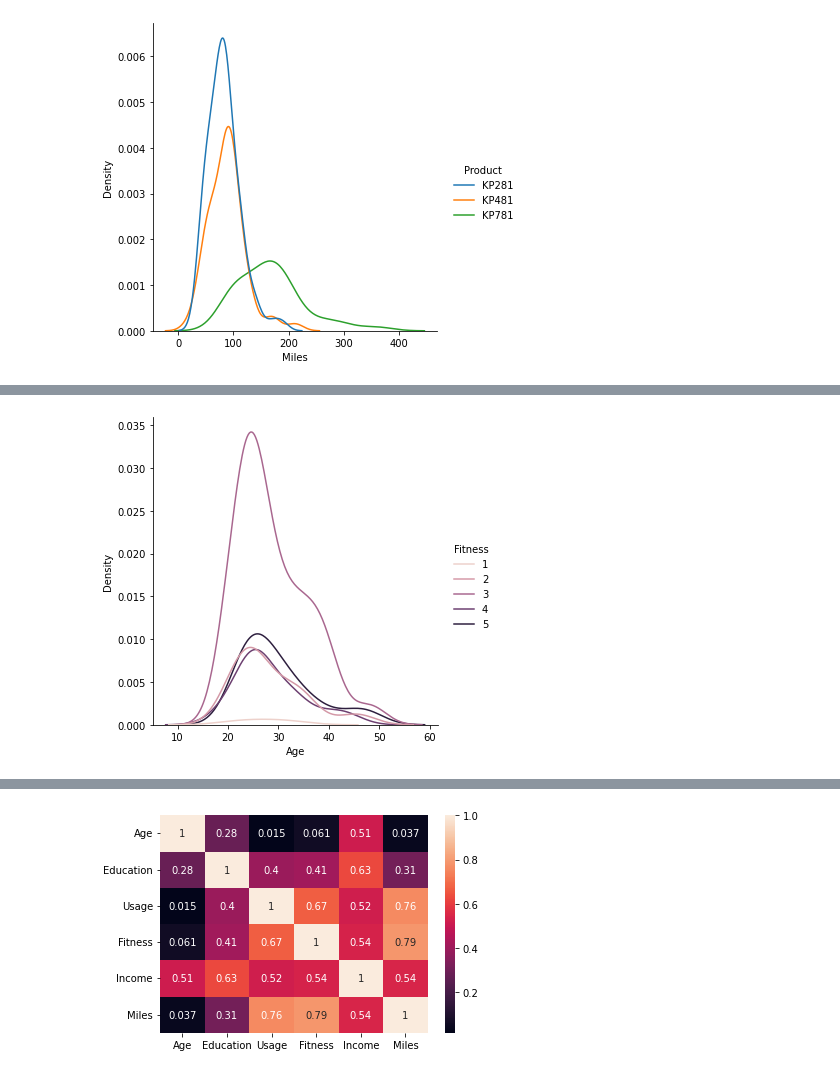
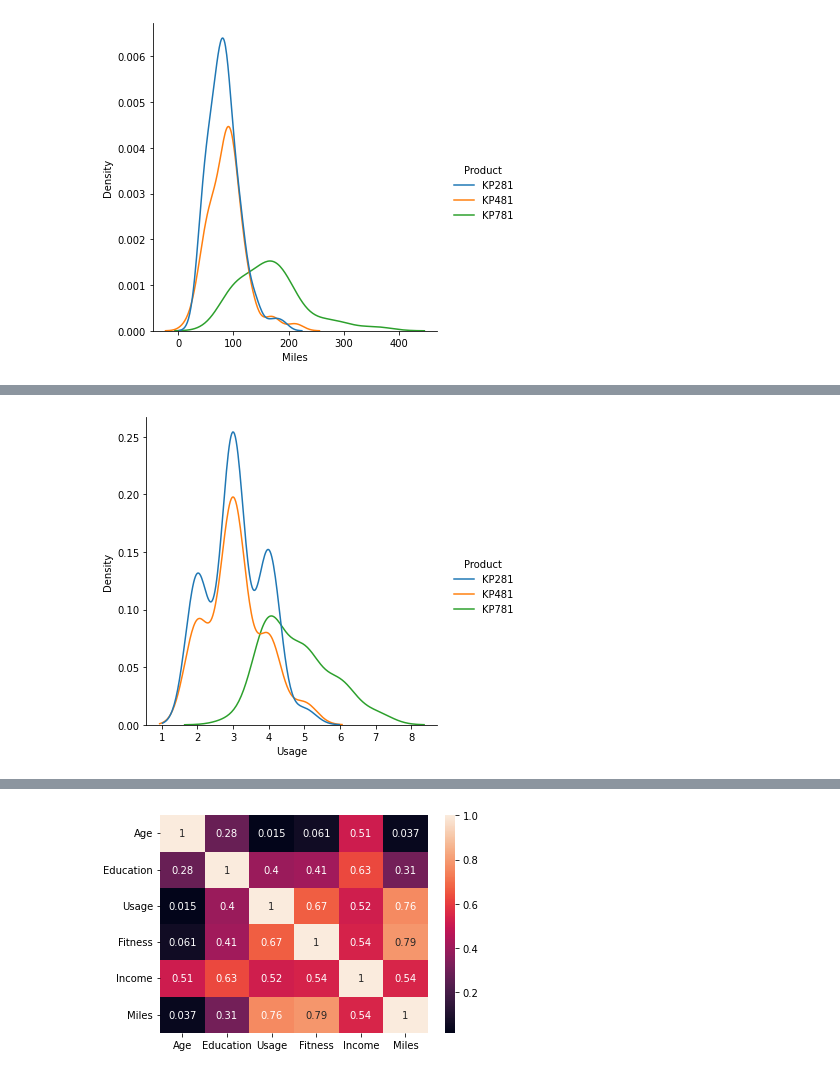
Before and after one commit to trehansalil/treadmill_case_study, a Jupyter notebook: treadmill_data_analysis.ipynb, the cells around one changed output, grey strips where cells are left out. Drawn from its saved outputs; the diff is of its cells as text; code cells hidden in the pictures.

```diff
--- a/treadmill_data_analysis.ipynb
+++ b/treadmill_data_analysis.ipynb
@@ -126,2 +135,2 @@ Categories (3, interval[float64, right]): [(17.968, 28.667] < (28.667, 39.333] <
 # %%
-df['Cohorts_by_Age'] = pd.qcut(df['Age'], q=3, labels=['Young', 'Mature', 'Elderly'])
+df['Age_Cohorts'] = pd.qcut(df['Age'], q=3, labels=['Young', 'Mature', 'Elderly'])
@@ -128 +156,3 @@ df['Cohorts_by_Age'] = pd.qcut(df['Age'], q=3, labels=['Young', 'Mature', 'Elder
+# %%
+df['Education_Cohorts'] = pd.qcut(df['Education'], q=3, labels=['Primary Ed', 'Secondary Ed', 'Senior Ed'])
 # %% [markdown]
@@ -380,7 +605,7 @@ P(KP781 | Cohorts_by_Age = Elderly) =
 # %%
 data = df.loc[:, :]
 
-sns.displot(x=data['Age'], hue = data['Fitness'], kind='kde')
+sns.displot(x=data['Usage'], hue=df['Product'], kind='kde')
 plt.show()
 # %% [output]
-[figure, old version]
+[figure, new version]
```
Also changed, not shown: parts of 44 cells of this notebook.
